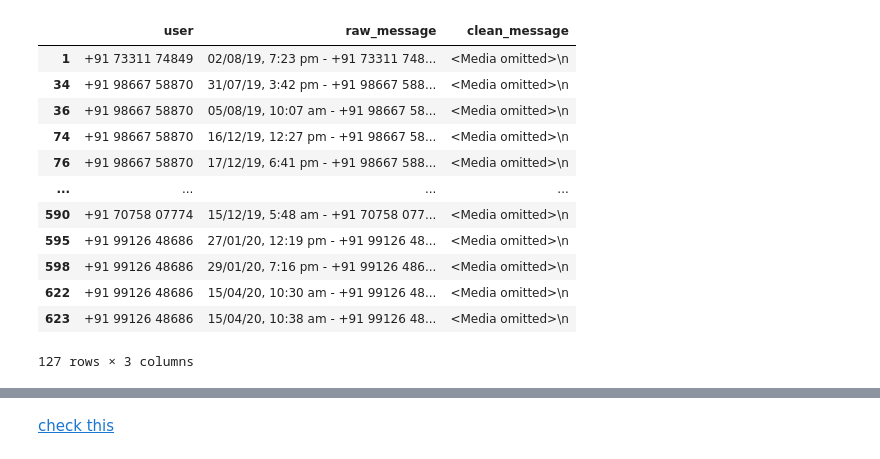
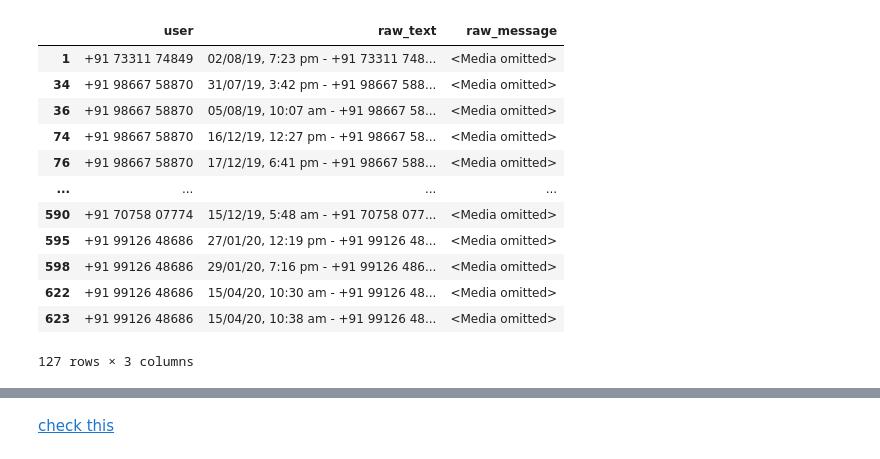
Before and after one commit to SriSatyaLokesh/some-app-for-whatsapp, a Jupyter notebook: notebooks/analytics/Cleaning_Whatsapp_chat_file.ipynb, the cells around one changed output, grey strips where cells are left out. Saved outputs shown, nothing was run; the diff lists cells and outputs as text; code cells hidden in the pictures.

```diff
--- a/notebooks/analytics/Cleaning_Whatsapp_chat_file.ipynb
+++ b/notebooks/analytics/Cleaning_Whatsapp_chat_file.ipynb
@@ -22,7 +22,7 @@ class Cleaner:
       all_msgs = file.readlines()
       raw_texts = []
       for line in all_msgs:
-        if re.match("^\d{2}/\d{2}/\d{2,4},\s\d{1,2}:\d{2}\s[ap][m]",line):
+        if re.match("^\d{2}/\d{2}/\d{2,4},\s\d{1,2}:\d{2}\s[ap]*[m]*",line):
           # print(line)
           date_split = line.split(' - ') #date and user
           user_split = date_split[1].split(':')
@@ -54,7 +54,7 @@ class Cleaner:
                    'raw_text': list(chainer(raw_messages.values()))})
     return df
 
-chat_file = "WhatsApp Chat with CSE 2K16-2K20.txt"
+chat_file = "WhatsApp Chat with CSE 2K16-2K20 (4).txt"
 clean = Cleaner(chat_file)
 df = clean._get_data()
 df
@@ -98,6 +96,7 @@ for i in raw_msgs_df.index:
   raw_msgs_df.at[i,'raw_message'] = message
 # %%
 df["raw_message"] = df.apply(lambda df : "".join(df['raw_text'].split(":")[2:]),axis=1)
+df["raw_message"] = df.apply(lambda df : df['raw_message'][:-1],axis=1)
 df
 # %% [output]
 |  | user | raw_text | raw_message |
@@ -116,20 +115,20 @@ df
 # %%
 mask1 = df['user'] == "IDIOT😎"
-mask2 = df['clean_message'] == " <Media omitted>\n"
+mask2 = df['raw_message'] == " <Media omitted>"
 df[mask2]
 # %% [output]
-|  | user | raw_message | clean_message |
-| 1 | +91 73311 74849 | 02/08/19, 7:23 pm - +91 73311 748... | <Media omitted>\n |
-| 34 | +91 98667 58870 | 31/07/19, 3:42 pm - +91 98667 588... | <Media omitted>\n |
-| 36 | +91 98667 58870 | 05/08/19, 10:07 am - +91 98667 58... | <Media omitted>\n |
-| 74 | +91 98667 58870 | 16/12/19, 12:27 pm - +91 98667 58... | <Media omitted>\n |
-| 76 | +91 98667 58870 | 17/12/19, 6:41 pm - +91 98667 588... | <Media omitted>\n |
+|  | user | raw_text | raw_message |
+| 1 | +91 73311 74849 | 02/08/19, 7:23 pm - +91 73311 748... | <Media omitted> |
+| 34 | +91 98667 58870 | 31/07/19, 3:42 pm - +91 98667 588... | <Media omitted> |
+| 36 | +91 98667 58870 | 05/08/19, 10:07 am - +91 98667 58... | <Media omitted> |
+| 74 | +91 98667 58870 | 16/12/19, 12:27 pm - +91 98667 58... | <Media omitted> |
+| 76 | +91 98667 58870 | 17/12/19, 6:41 pm - +91 98667 588... | <Media omitted> |
 | ... | ... | ... | ... |
-| 590 | +91 70758 07774 | 15/12/19, 5:48 am - +91 70758 077... | <Media omitted>\n |
-| 595 | +91 99126 48686 | 27/01/20, 12:19 pm - +91 99126 48... | <Media omitted>\n |
-| 598 | +91 99126 48686 | 29/01/20, 7:16 pm - +91 99126 486... | <Media omitted>\n |
-| 622 | +91 99126 48686 | 15/04/20, 10:30 am - +91 99126 48... | <Media omitted>\n |
-| 623 | +91 99126 48686 | 15/04/20, 10:38 am - +91 99126 48... | <Media omitted>\n |
+| 590 | +91 70758 07774 | 15/12/19, 5:48 am - +91 70758 077... | <Media omitted> |
+| 595 | +91 99126 48686 | 27/01/20, 12:19 pm - +91 99126 48... | <Media omitted> |
+| 598 | +91 99126 48686 | 29/01/20, 7:16 pm - +91 99126 486... | <Media omitted> |
+| 622 | +91 99126 48686 | 15/04/20, 10:30 am - +91 99126 48... | <Media omitted> |
+| 623 | +91 99126 48686 | 15/04/20, 10:38 am - +91 99126 48... | <Media omitted> |
 127 rows × 3 columns
 # %%
 from string import digits
```
Also changed, not shown: parts of 27 cells of this notebook.
